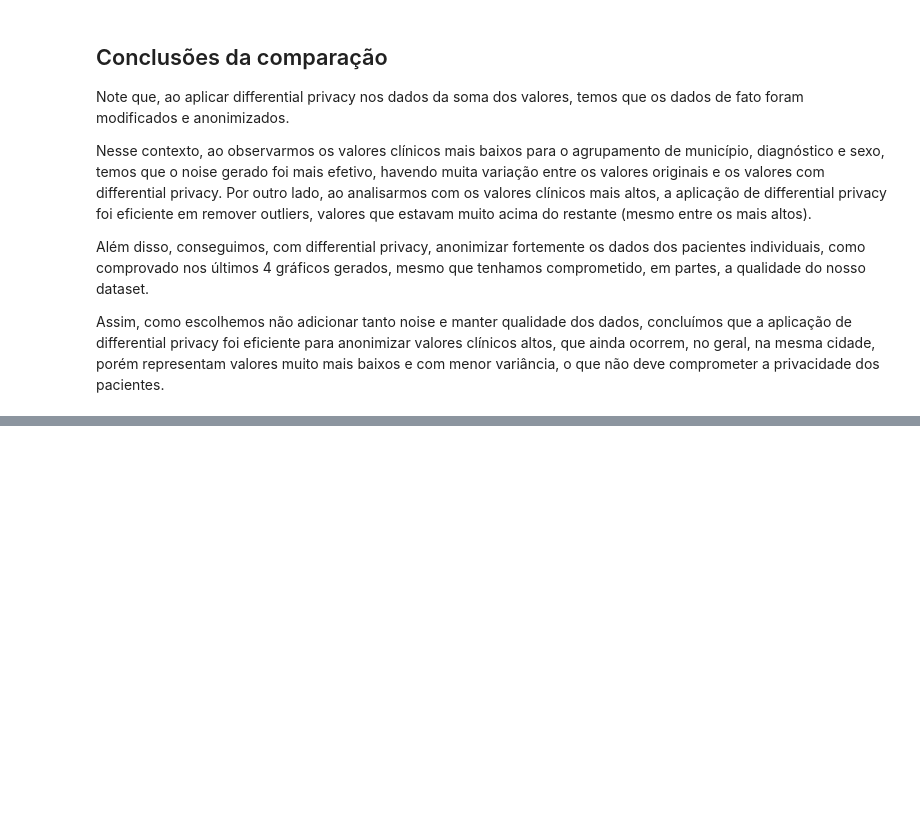
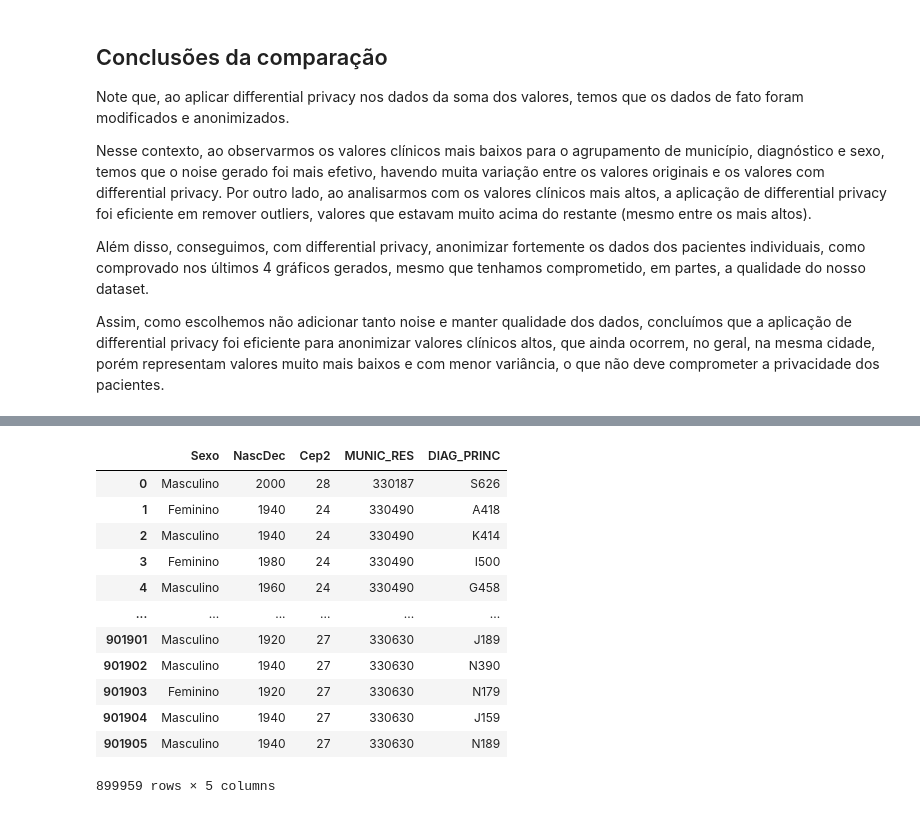
Before and after one commit to rodrigocmichelassi/health-privacy, a Jupyter notebook: health_privacy.ipynb, the cells around one changed output, grey strips where cells are left out. Saved outputs shown, nothing was run; the diff lists cells and outputs as text; code cells hidden in the pictures; blank space fills up the shorter version.

```diff
--- a/health_privacy.ipynb
+++ b/health_privacy.ipynb
@@ -766,0 +821,19 @@ Assim, como escolhemos não adicionar tanto noise e manter qualidade dos dados,
+# %%
+#Aqui temos em tabela apenas os Quasi-Identifiers, Municipio e CID10
+dfAnon = df2[['Sexo', 'NascDec', 'Cep2', 'MUNIC_RES', 'DIAG_PRINC']]
+
+display(dfAnon)
+# %% [output]
+|  | Sexo | NascDec | Cep2 | MUNIC_RES | DIAG_PRINC |
+| 0 | Masculino | 2000 | 28 | 330187 | S626 |
+| 1 | Feminino | 1940 | 24 | 330490 | A418 |
+| 2 | Masculino | 1940 | 24 | 330490 | K414 |
+| 3 | Feminino | 1980 | 24 | 330490 | I500 |
+| 4 | Masculino | 1960 | 24 | 330490 | G458 |
+| ... | ... | ... | ... | ... | ... |
+| 901901 | Masculino | 1920 | 27 | 330630 | J189 |
+| 901902 | Masculino | 1940 | 27 | 330630 | N390 |
+| 901903 | Feminino | 1920 | 27 | 330630 | N179 |
+| 901904 | Masculino | 1940 | 27 | 330630 | J159 |
+| 901905 | Masculino | 1940 | 27 | 330630 | N189 |
+899959 rows × 5 columns
```
Also changed, not shown: parts of 25 cells of this notebook, 1 other file.
